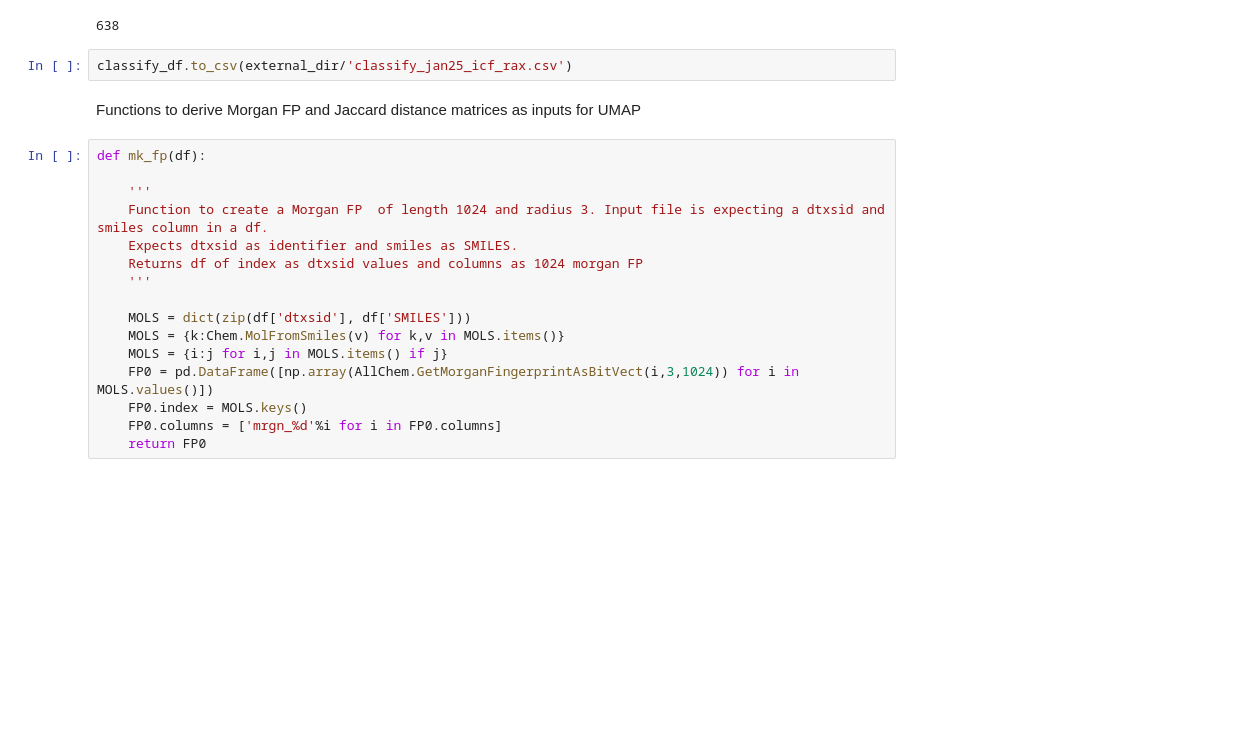
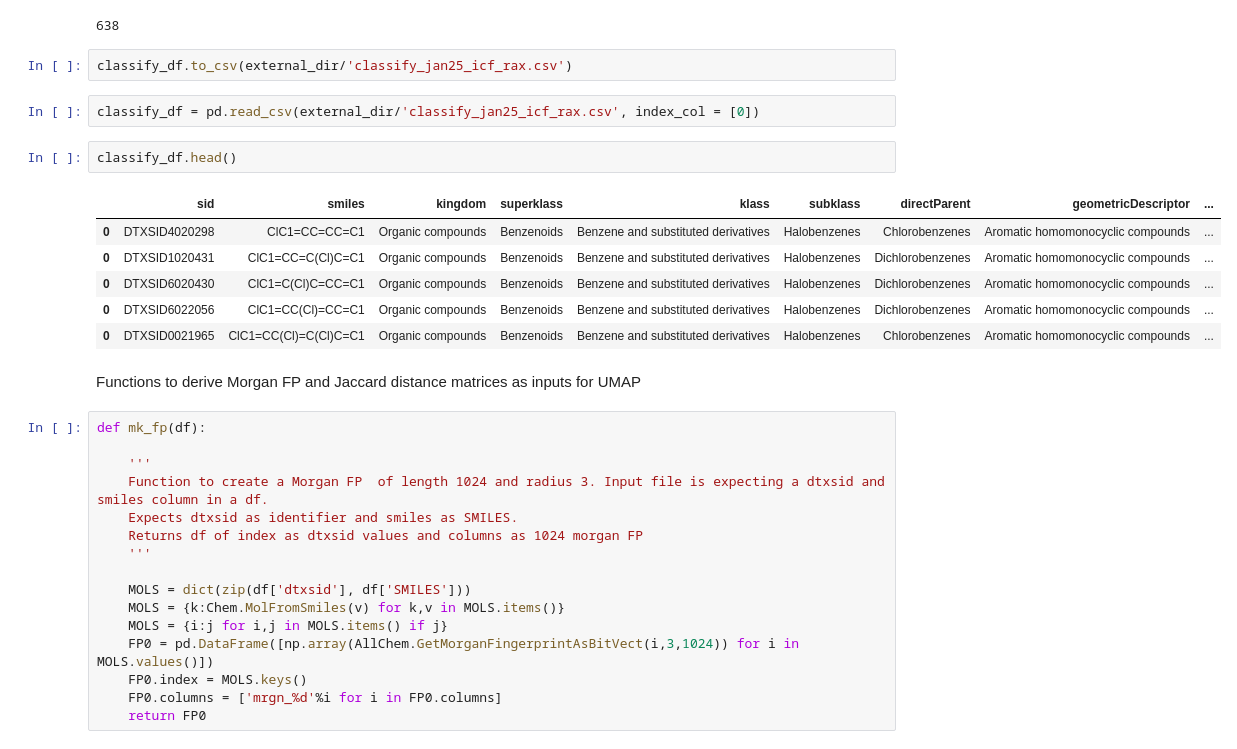
Before and after one commit to patlewig/icf-rax-manuscript, a Jupyter notebook: notebooks/01-ICF_RAX.ipynb, the cells around one changed output. Saved outputs shown, nothing was run; the diff lists cells and outputs as text; blank space fills up the shorter version.

```diff
--- a/notebooks/01-ICF_RAX.ipynb
+++ b/notebooks/01-ICF_RAX.ipynb
@@ -396,6 +535,17 @@ classify_df.sid.nunique()
 638
 # %%
 classify_df.to_csv(external_dir/'classify_jan25_icf_rax.csv')
+# %%
+classify_df = pd.read_csv(external_dir/'classify_jan25_icf_rax.csv', index_col = [0])
+# %%
+classify_df.head()
+# %% [output]
+|  | sid | smiles | kingdom | superklass | klass | subklass | directParent | geometricDescriptor | ... |
+| 0 | DTXSID4020298 | ClC1=CC=CC=C1 | Organic compounds | Benzenoids | Benzene and substituted derivatives | Halobenzenes | Chlorobenzenes | Aromatic homomonocyclic compounds | ... |
+| 0 | DTXSID1020431 | ClC1=CC=C(Cl)C=C1 | Organic compounds | Benzenoids | Benzene and substituted derivatives | Halobenzenes | Dichlorobenzenes | Aromatic homomonocyclic compounds | ... |
+| 0 | DTXSID6020430 | ClC1=C(Cl)C=CC=C1 | Organic compounds | Benzenoids | Benzene and substituted derivatives | Halobenzenes | Dichlorobenzenes | Aromatic homomonocyclic compounds | ... |
+| 0 | DTXSID6022056 | ClC1=CC(Cl)=CC=C1 | Organic compounds | Benzenoids | Benzene and substituted derivatives | Halobenzenes | Dichlorobenzenes | Aromatic homomonocyclic compounds | ... |
+| 0 | DTXSID0021965 | ClC1=CC(Cl)=C(Cl)C=C1 | Organic compounds | Benzenoids | Benzene and substituted derivatives | Halobenzenes | Chlorobenzenes | Aromatic homomonocyclic compounds | ... |
 # %% [markdown]
 Functions to derive Morgan FP and Jaccard distance matrices as inputs for UMAP
 # %%
```
Also changed, not shown: parts of 24 cells of this notebook, 5 other files.
